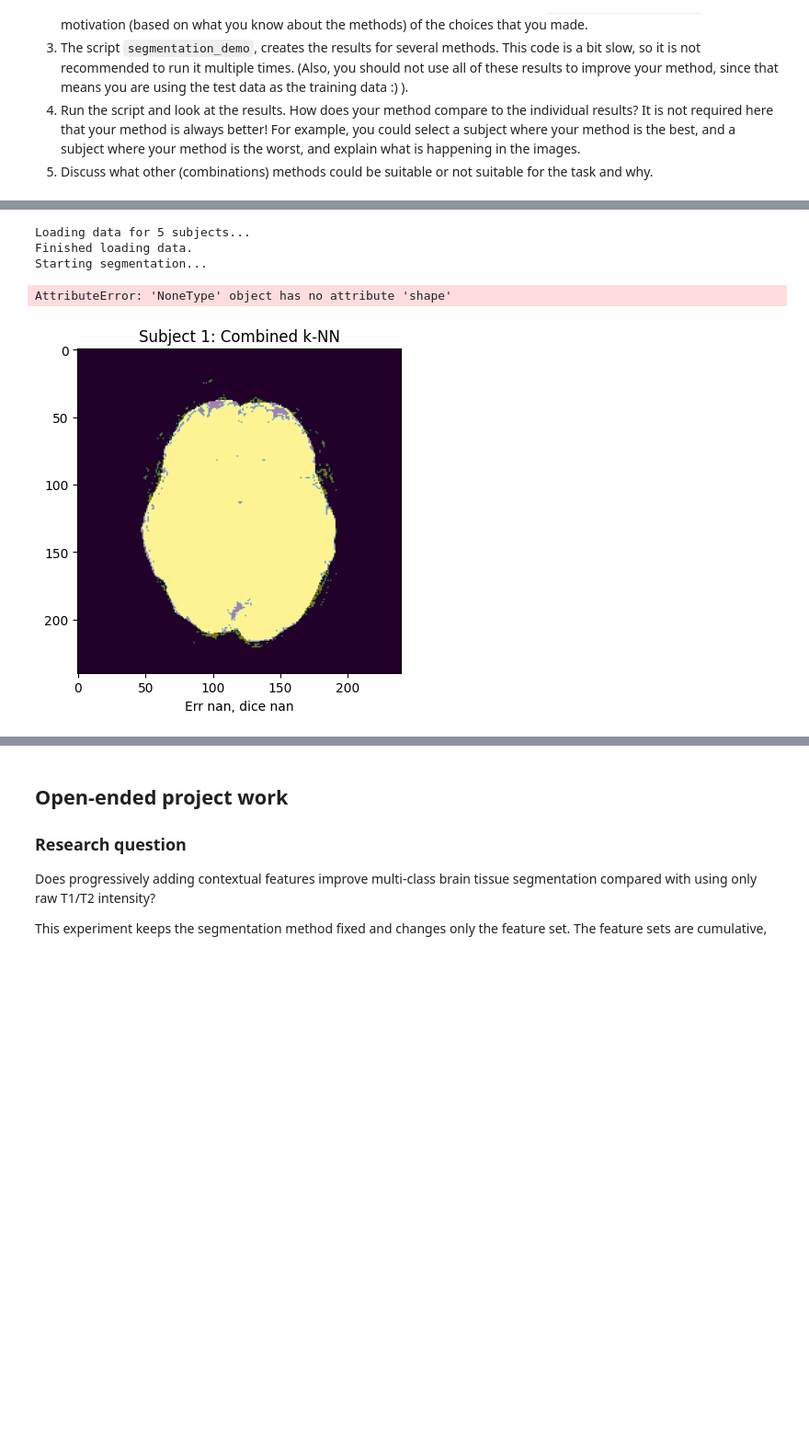
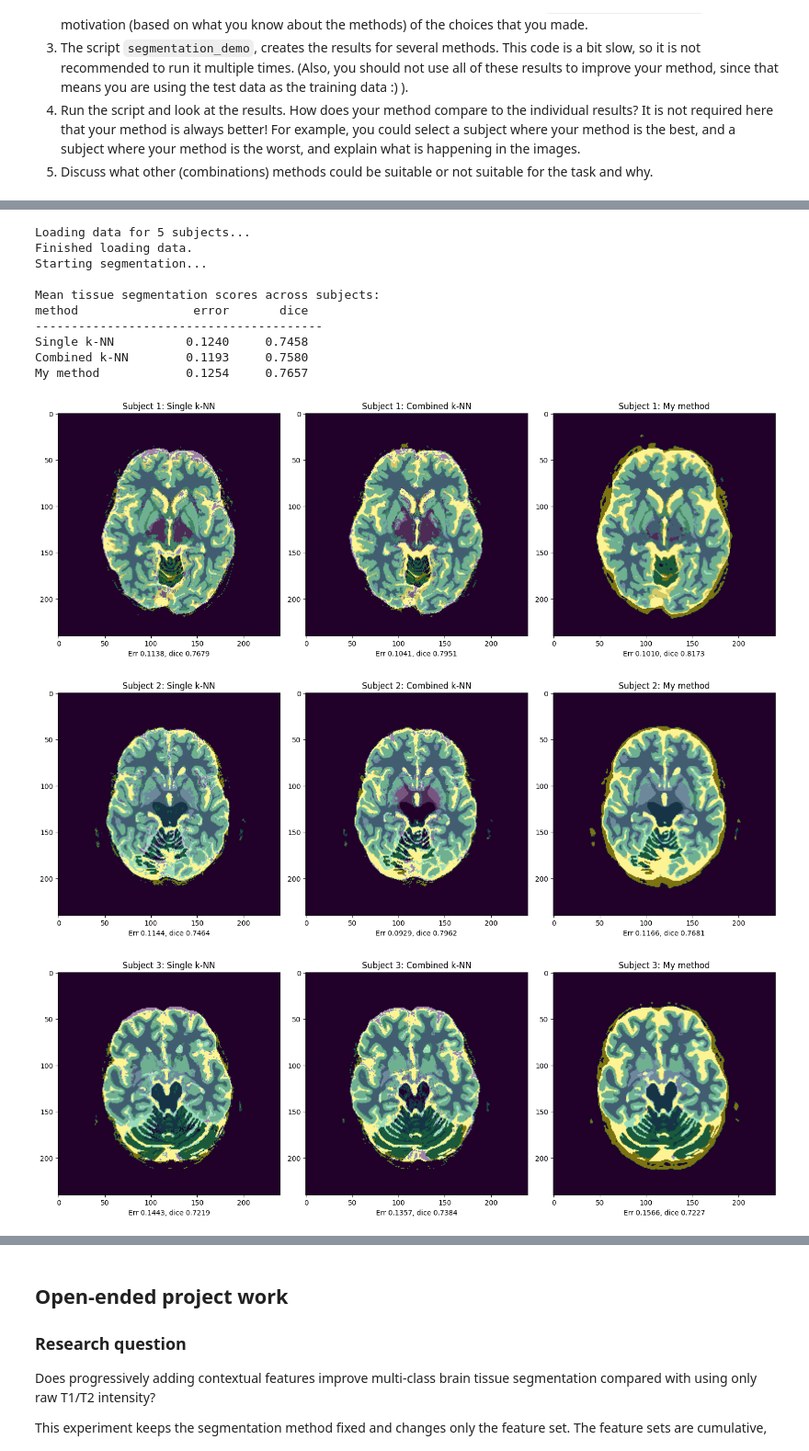
Before and after one commit to LarsHeijnennn/MIA-2, a Jupyter notebook: reader/2.6_segmentation_project.ipynb, the cells around one changed output, grey strips where cells are left out. Shown at 92% size. Saved outputs shown, nothing was run; the diff lists cells and outputs as text; code cells hidden in the pictures; blank space fills up the shorter version.

```diff
--- a/reader/2.6_segmentation_project.ipynb
+++ b/reader/2.6_segmentation_project.ipynb
@@ -490,12 +498,27 @@ The conclusions mostly stay the same when testing on different subjects and slic
 # %%
 %matplotlib inline
 import sys
 sys.path.append("../code")
-from segmentation_project import segmentation_demo
-segmentation_demo()
+
+import importlib
+import segmentation
+import segmentation_project
+
+importlib.reload(segmentation)
+importlib.reload(segmentation_project)
+
+errors, dice = segmentation_project.segmentation_demo()
 # %% [output]
 Loading data for 5 subjects...
 Finished loading data.
 Starting segmentation...
+
+Mean tissue segmentation scores across subjects:
+method                error       dice
+----------------------------------------
+Single k-NN          0.1240     0.7458
+Combined k-NN        0.1193     0.7580
+My method            0.1254     0.7657
-AttributeError: 'NoneType' object has no attribute 'shape'
-[figure, old version]
+[figure, new version]
+[figure, added]
+[figure, added]
```
Also changed, not shown: parts of 3 cells of this notebook, 2 other files.
